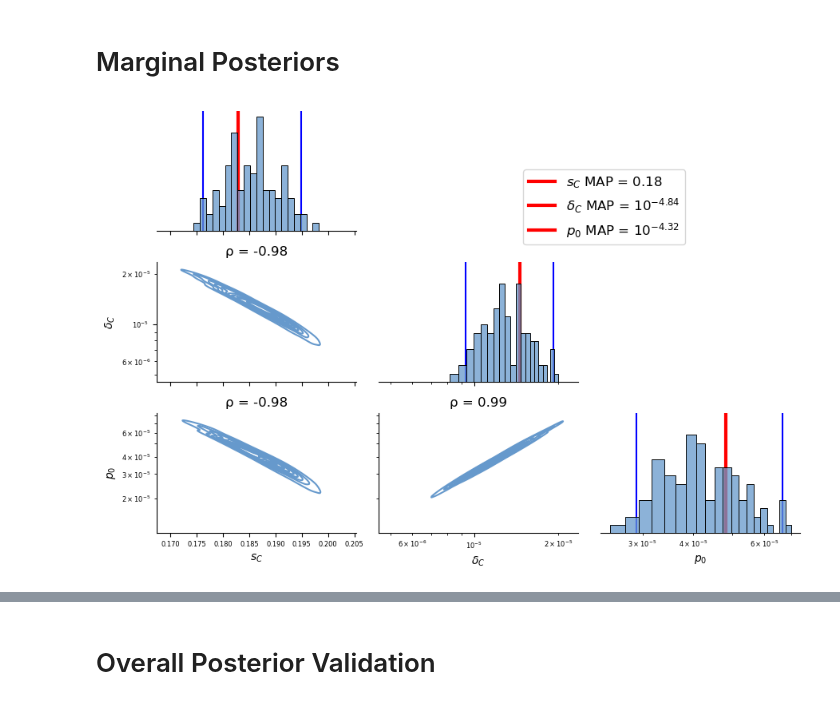
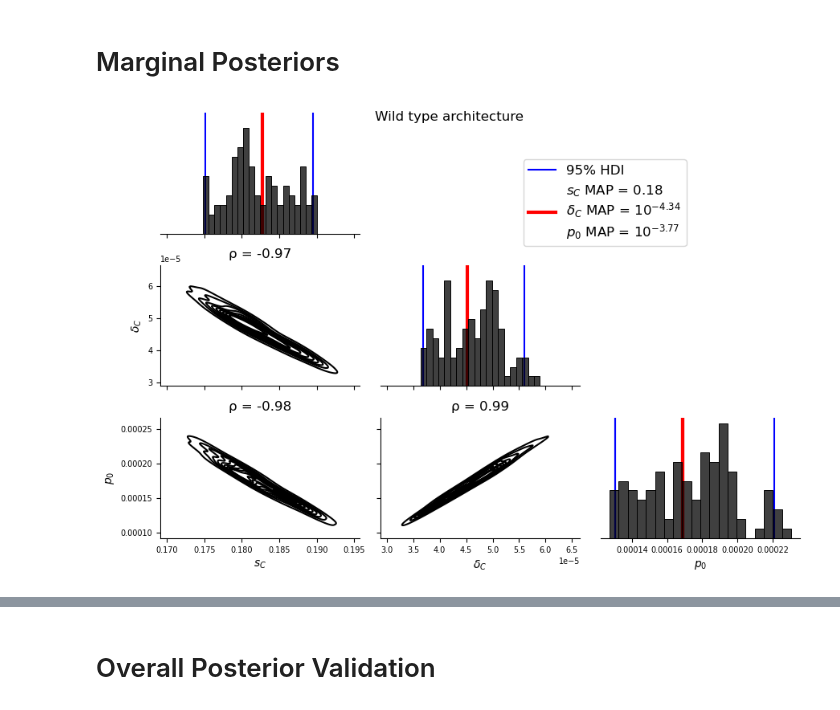
Before and after one commit to yoavram-lab/chuong_et_al, a Jupyter notebook: Overall Posterior.ipynb, the cells around one changed output, grey strips where cells are left out. Saved outputs shown, nothing was run; the diff lists cells and outputs as text; code cells hidden in the pictures.

Commit message:
edited pairwise figure

```diff
--- a/Overall Posterior.ipynb
+++ b/Overall Posterior.ipynb
@@ -55,16 +55,17 @@ all MAP: [-0.899681749694911, -5.049764505315668, -5.218884049384233]
 # %%
 import matplotlib as mpl
 
-label_size = 6
+label_size = 7
 mpl.rcParams['xtick.labelsize'] = label_size
 mpl.rcParams['ytick.labelsize'] = label_size
 mpl.rcParams['font.size'] = 10
 
 def plotline(line):
         op = overall_posteriors[line]
-        op.plot_pairwise(color=rep_colors[line])
+        g = op.plot_pairwise(color=rep_colors[line])
+        g.fig.suptitle(label_dict[line])
         plt.show()
 # %%
-plotline('ltr')
+plotline('wt')
 # %% [output]
-[figure, old version]
+[figure, new version]
```
Also changed, not shown: parts of 3 cells of this notebook, 1 other file.
